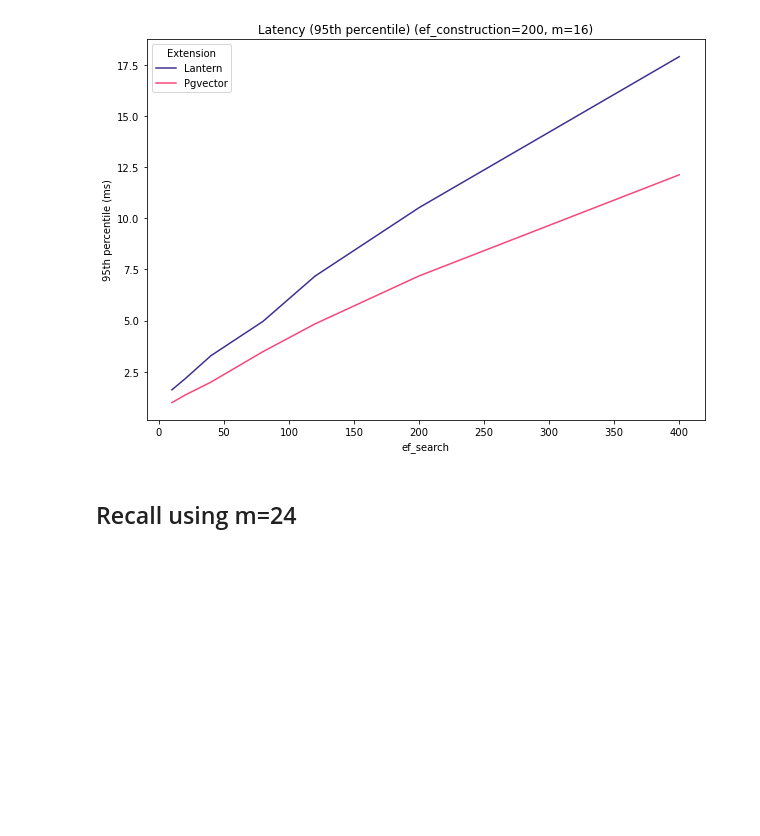
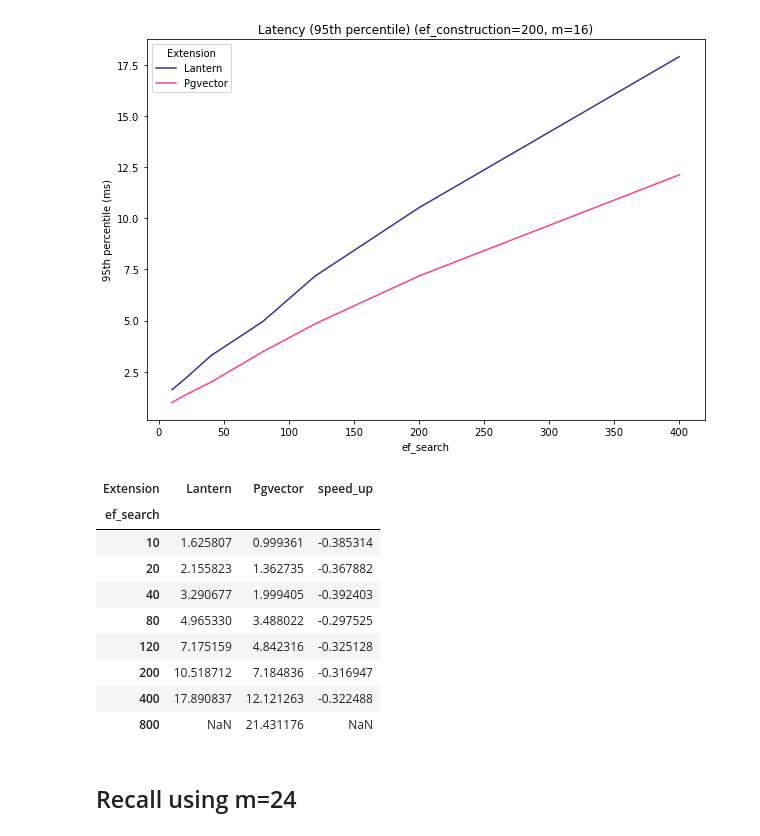
Before and after one commit to binidxaba/lantern-pgvector-comparison, a Jupyter notebook: Results-Comparison-Lantern-Pgvector.ipynb, the cells around one changed output. Cells and saved outputs as stored; diff of their text form; code cells hidden in the pictures; blank space fills up the shorter version.

```diff
--- a/Results-Comparison-Lantern-Pgvector.ipynb
+++ b/Results-Comparison-Lantern-Pgvector.ipynb
@@ -231,6 +245,20 @@ ax.set_title(f"Latency (95th percentile) (ef_construction={ef_construction}, m={
 # %% [output]
 Text(0.5, 1.0, 'Latency (95th percentile) (ef_construction=200, m=16)')
 [figure]
+# %%
+results_piv["speed_up"] = (results_piv["Pgvector"] - results_piv["Lantern"])/results_piv["Lantern"]
+results_piv
+# %% [output]
+| Extension | Lantern | Pgvector | speed_up |
+| ef_search |  |  |  |
+| 10 | 1.625807 | 0.999361 | -0.385314 |
+| 20 | 2.155823 | 1.362735 | -0.367882 |
+| 40 | 3.290677 | 1.999405 | -0.392403 |
+| 80 | 4.965330 | 3.488022 | -0.297525 |
+| 120 | 7.175159 | 4.842316 | -0.325128 |
+| 200 | 10.518712 | 7.184836 | -0.316947 |
+| 400 | 17.890837 | 12.121263 | -0.322488 |
+| 800 | NaN | 21.431176 | NaN |
 # %% [markdown]
 ## Recall using m=24
 # %%
```
Also changed, not shown: parts of 3 cells of this notebook, 1 other file.
